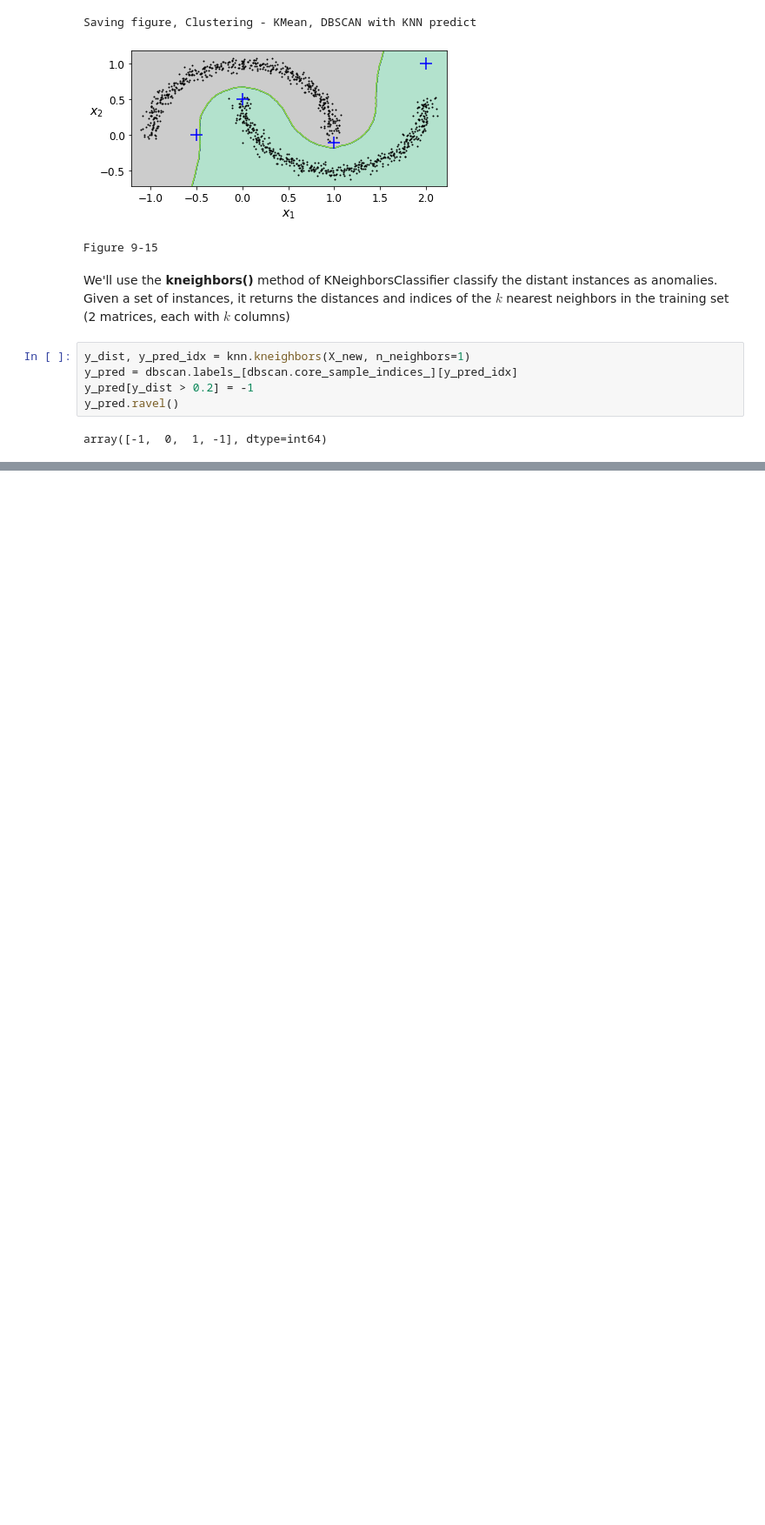
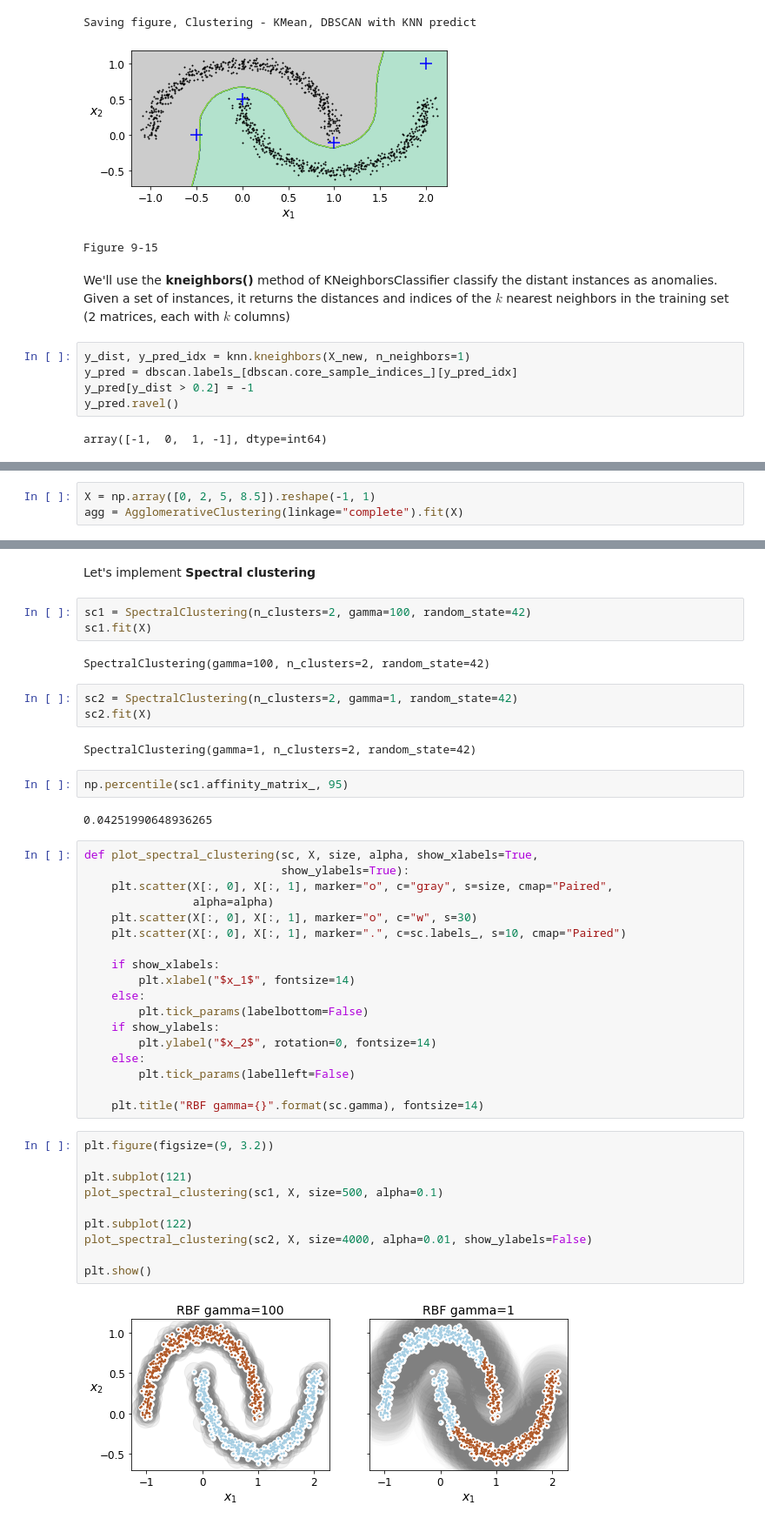
Before and after one commit to MarkJasonE/UnsupervisedLearningTechniques, a Jupyter notebook: UnsupervisedLearningTechniques.ipynb, the cells around one changed output, grey strips where cells are left out. Shown at 87% size. Saved outputs shown, nothing was run; the diff lists cells and outputs as text; blank space fills up the shorter version.

```diff
--- a/UnsupervisedLearningTechniques.ipynb
+++ b/UnsupervisedLearningTechniques.ipynb
@@ -1173,0 +1201,3 @@ The computational complexity is around $O(mlogm)$, which is pretty close to line
+# %%
+X = np.array([0, 2, 5, 8.5]).reshape(-1, 1)
+agg = AgglomerativeClustering(linkage="complete").fit(X)
@@ -1173,0 +1223,46 @@ The computational complexity is around $O(mlogm)$, which is pretty close to line
+# %% [markdown]
+Let's implement **Spectral clustering**
+# %%
+sc1 = SpectralClustering(n_clusters=2, gamma=100, random_state=42)
+sc1.fit(X)
+# %% [output]
+SpectralClustering(gamma=100, n_clusters=2, random_state=42)
+# %%
+sc2 = SpectralClustering(n_clusters=2, gamma=1, random_state=42)
+sc2.fit(X)
+# %% [output]
+SpectralClustering(gamma=1, n_clusters=2, random_state=42)
+# %%
+np.percentile(sc1.affinity_matrix_, 95)
+# %% [output]
+0.04251990648936265
+# %%
+def plot_spectral_clustering(sc, X, size, alpha, show_xlabels=True,
+                             show_ylabels=True):
+    plt.scatter(X[:, 0], X[:, 1], marker="o", c="gray", s=size, cmap="Paired",
+                alpha=alpha)
+    plt.scatter(X[:, 0], X[:, 1], marker="o", c="w", s=30)
+    plt.scatter(X[:, 0], X[:, 1], marker=".", c=sc.labels_, s=10, cmap="Paired")
+
+    if show_xlabels:
+        plt.xlabel("$x_1$", fontsize=14)
+    else:
+        plt.tick_params(labelbottom=False)
+    if show_ylabels:
+        plt.ylabel("$x_2$", rotation=0, fontsize=14)
+    else:
+        plt.tick_params(labelleft=False)
+
+    plt.title("RBF gamma={}".format(sc.gamma), fontsize=14)
+# %%
+plt.figure(figsize=(9, 3.2))
+
+plt.subplot(121)
+plot_spectral_clustering(sc1, X, size=500, alpha=0.1)
+
+plt.subplot(122)
+plot_spectral_clustering(sc2, X, size=4000, alpha=0.01, show_ylabels=False)
+
+plt.show()
+# %% [output]
+[figure, added]
```
Also changed, not shown: parts of 8 cells of this notebook.
